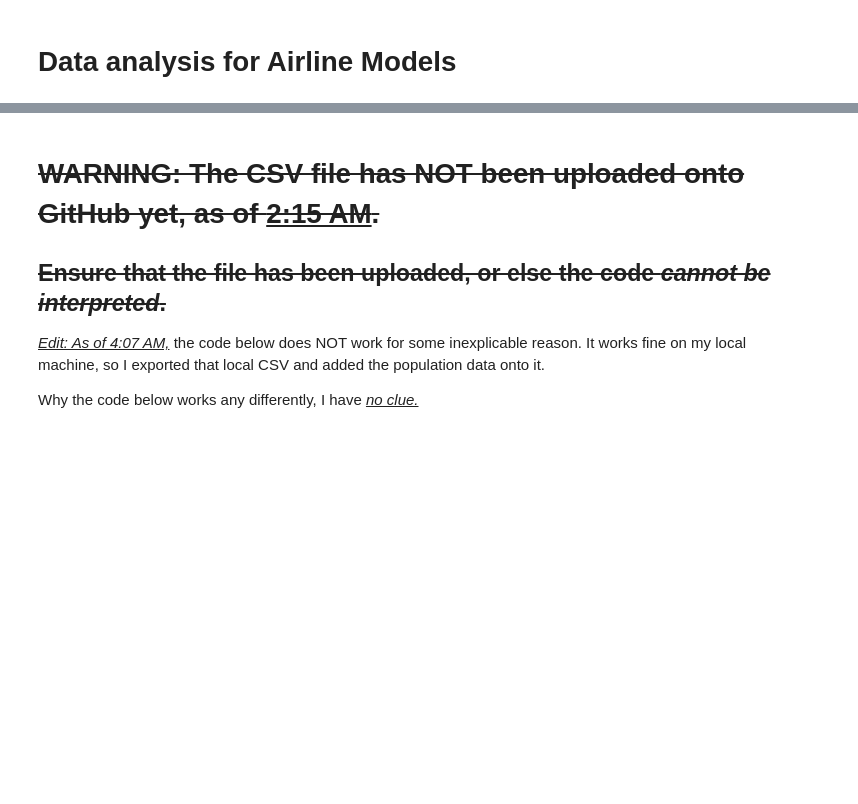
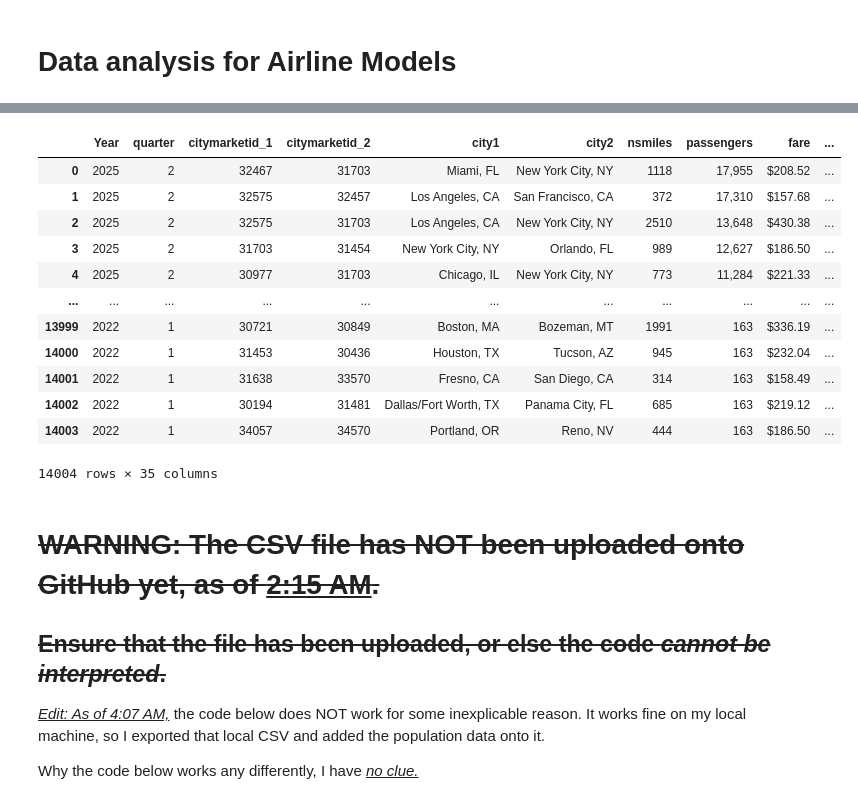
Before and after one commit to Speeb04/SDSS-Datathon, a Jupyter notebook: data-collection.ipynb, the cells around one changed output, grey strips where cells are left out. Saved outputs shown, nothing was run; the diff lists cells and outputs as text; code cells hidden in the pictures; blank space fills up the shorter version.

```diff
--- a/data-collection.ipynb
+++ b/data-collection.ipynb
@@ -217,3 +315,22 @@ df
+# %%
+df_pop_clone = df.copy()
+
+addPOP(df_pop_clone, pop_lut)
+df_pop_clone
+# %% [output]
+|  | Year | quarter | citymarketid_1 | citymarketid_2 | city1 | city2 | nsmiles | passengers | fare | ... |
+| 0 | 2025 | 2 | 32467 | 31703 | Miami, FL | New York City, NY | 1118 | 17,955 | $208.52 | ... |
+| 1 | 2025 | 2 | 32575 | 32457 | Los Angeles, CA | San Francisco, CA | 372 | 17,310 | $157.68 | ... |
+| 2 | 2025 | 2 | 32575 | 31703 | Los Angeles, CA | New York City, NY | 2510 | 13,648 | $430.38 | ... |
+| 3 | 2025 | 2 | 31703 | 31454 | New York City, NY | Orlando, FL | 989 | 12,627 | $186.50 | ... |
+| 4 | 2025 | 2 | 30977 | 31703 | Chicago, IL | New York City, NY | 773 | 11,284 | $221.33 | ... |
+| ... | ... | ... | ... | ... | ... | ... | ... | ... | ... | ... |
+| 13999 | 2022 | 1 | 30721 | 30849 | Boston, MA | Bozeman, MT | 1991 | 163 | $336.19 | ... |
+| 14000 | 2022 | 1 | 31453 | 30436 | Houston, TX | Tucson, AZ | 945 | 163 | $232.04 | ... |
+| 14001 | 2022 | 1 | 31638 | 33570 | Fresno, CA | San Diego, CA | 314 | 163 | $158.49 | ... |
+| 14002 | 2022 | 1 | 30194 | 31481 | Dallas/Fort Worth, TX | Panama City, FL | 685 | 163 | $219.12 | ... |
+| 14003 | 2022 | 1 | 34057 | 34570 | Portland, OR | Reno, NV | 444 | 163 | $186.50 | ... |
+14004 rows × 35 columns
 # %% [markdown]
 # ~~WARNING: The CSV file has NOT been uploaded onto GitHub yet, as of <u>2:15 AM</u>.~~
 ## ~~Ensure that the file has been uploaded, or else the code *cannot be interpreted*.~~
```
Also changed, not shown: parts of 18 cells of this notebook.
